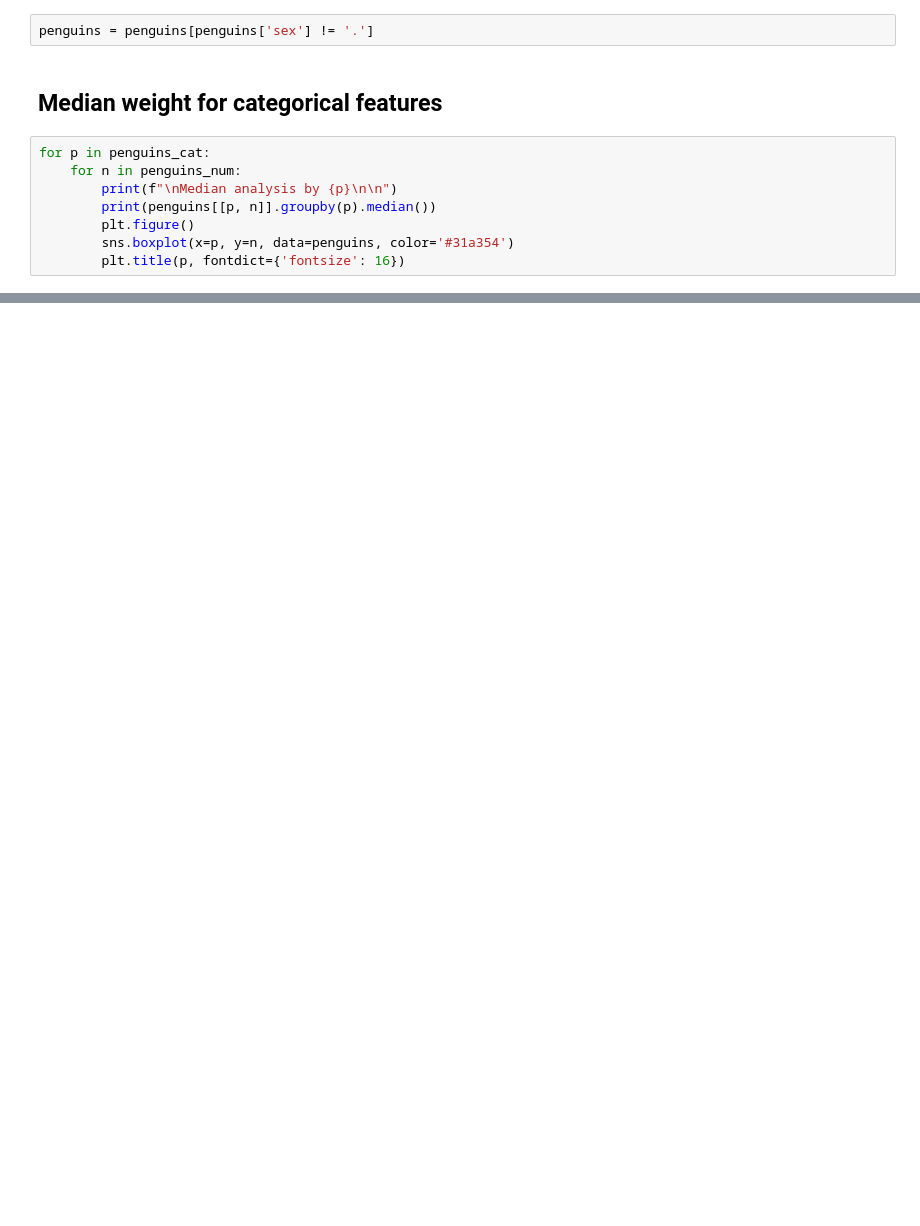
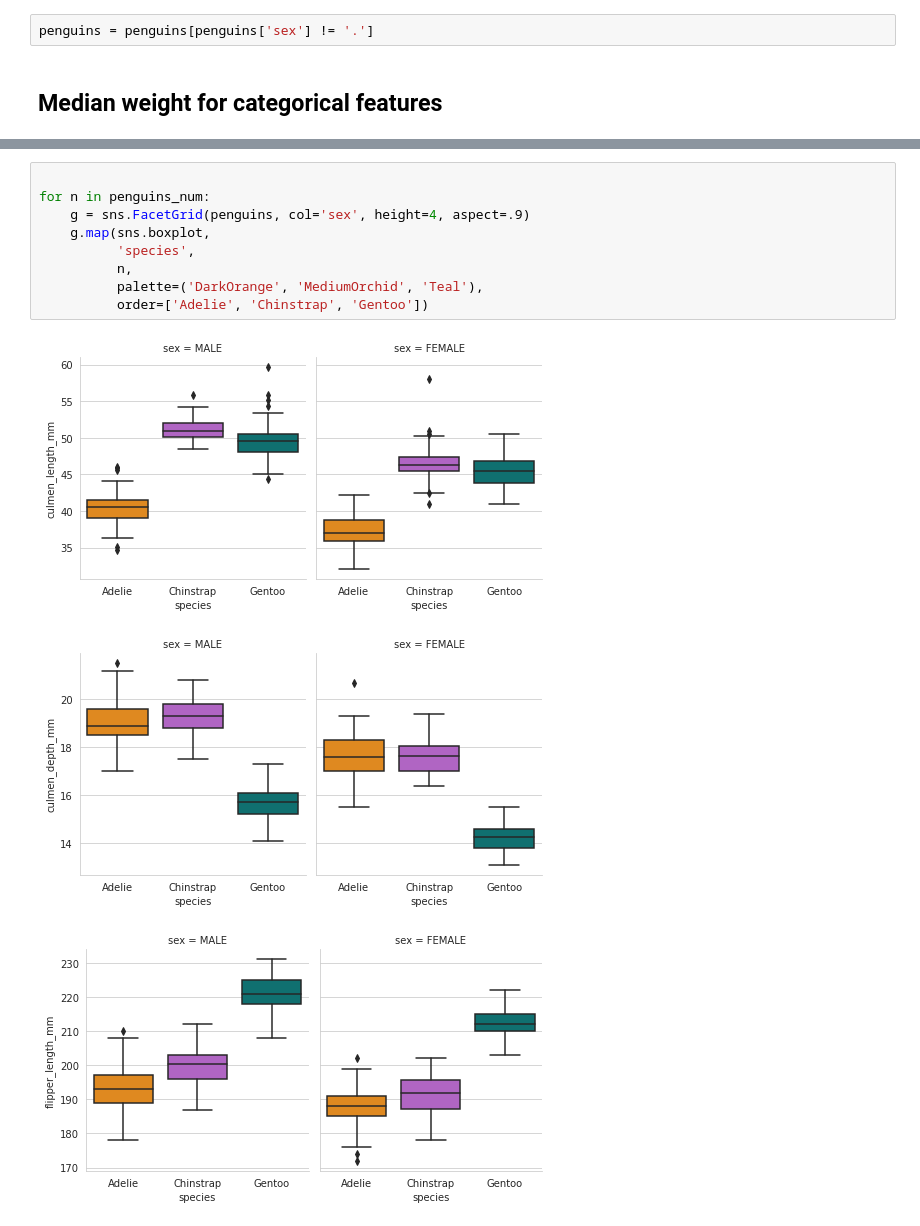
Before and after one commit to mxaxrxkx/ds_penguins_project, a Jupyter notebook: penguins_eda.ipynb, the cells around one changed output, grey strips where cells are left out. Saved outputs shown, nothing was run; the diff lists cells and outputs as text; blank space fills up the shorter version.

```diff
--- a/penguins_eda.ipynb
+++ b/penguins_eda.ipynb
@@ -181,11 +210,3 @@ droped_row
 penguins = penguins[penguins['sex'] != '.']
 # %% [markdown]
 ## Median weight for categorical features
-# %%
-for p in penguins_cat:
-    for n in penguins_num:
-        print(f"\nMedian analysis by {p}\n\n")
-        print(penguins[[p, n]].groupby(p).median())
-        plt.figure()
-        sns.boxplot(x=p, y=n, data=penguins, color='#31a354')
-        plt.title(p, fontdict={'fontsize': 16})
@@ -221,0 +213,13 @@ MALE         4300.0
+# %%
+
+for n in penguins_num:
+    g = sns.FacetGrid(penguins, col='sex', height=4, aspect=.9)
+    g.map(sns.boxplot,
+          'species',
+          n,
+          palette=('DarkOrange', 'MediumOrchid', 'Teal'),
+          order=['Adelie', 'Chinstrap', 'Gentoo'])
+# %% [output]
+[figure, added]
+[figure, added]
+[figure, added]
```
Also changed, not shown: parts of 24 cells of this notebook, 1 other file.
